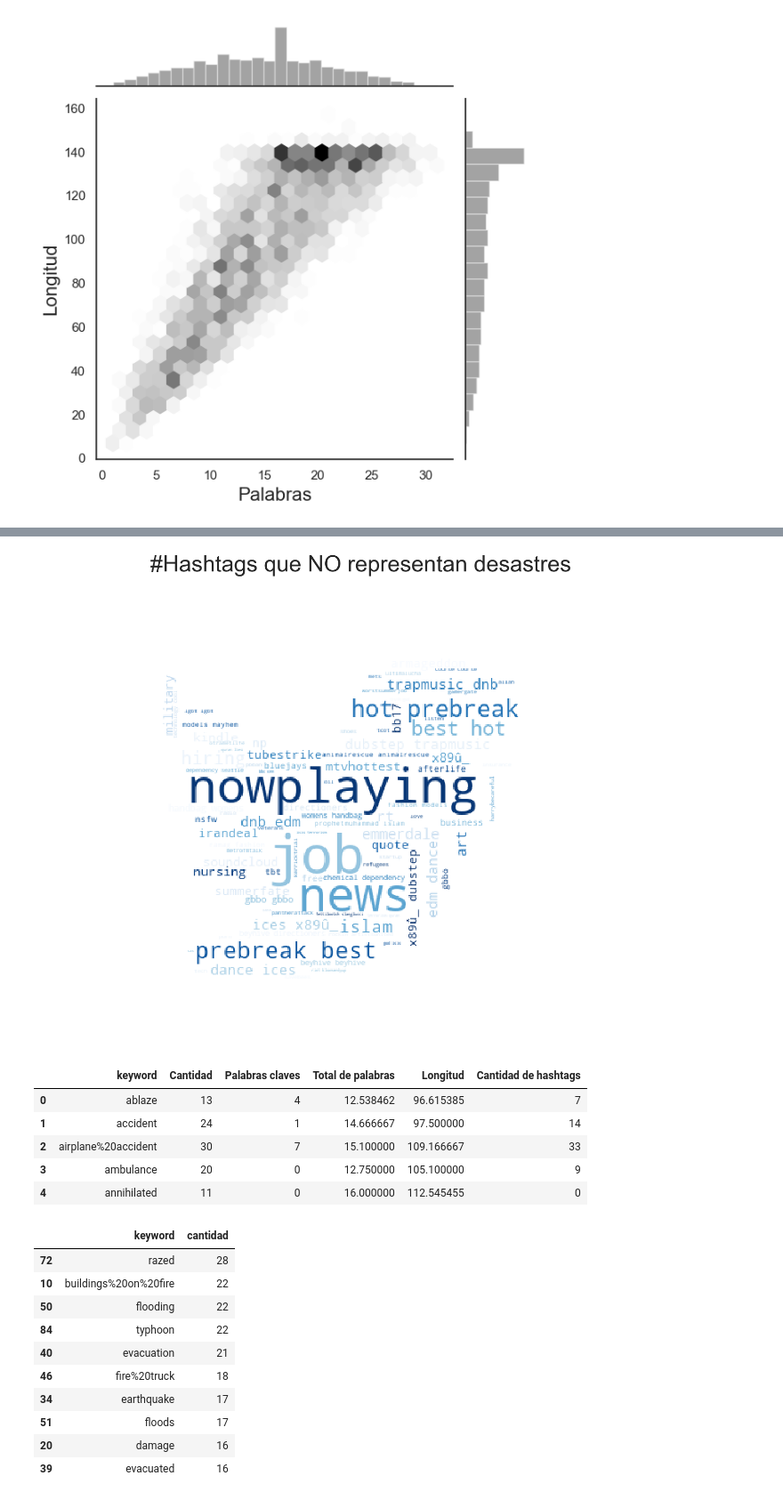
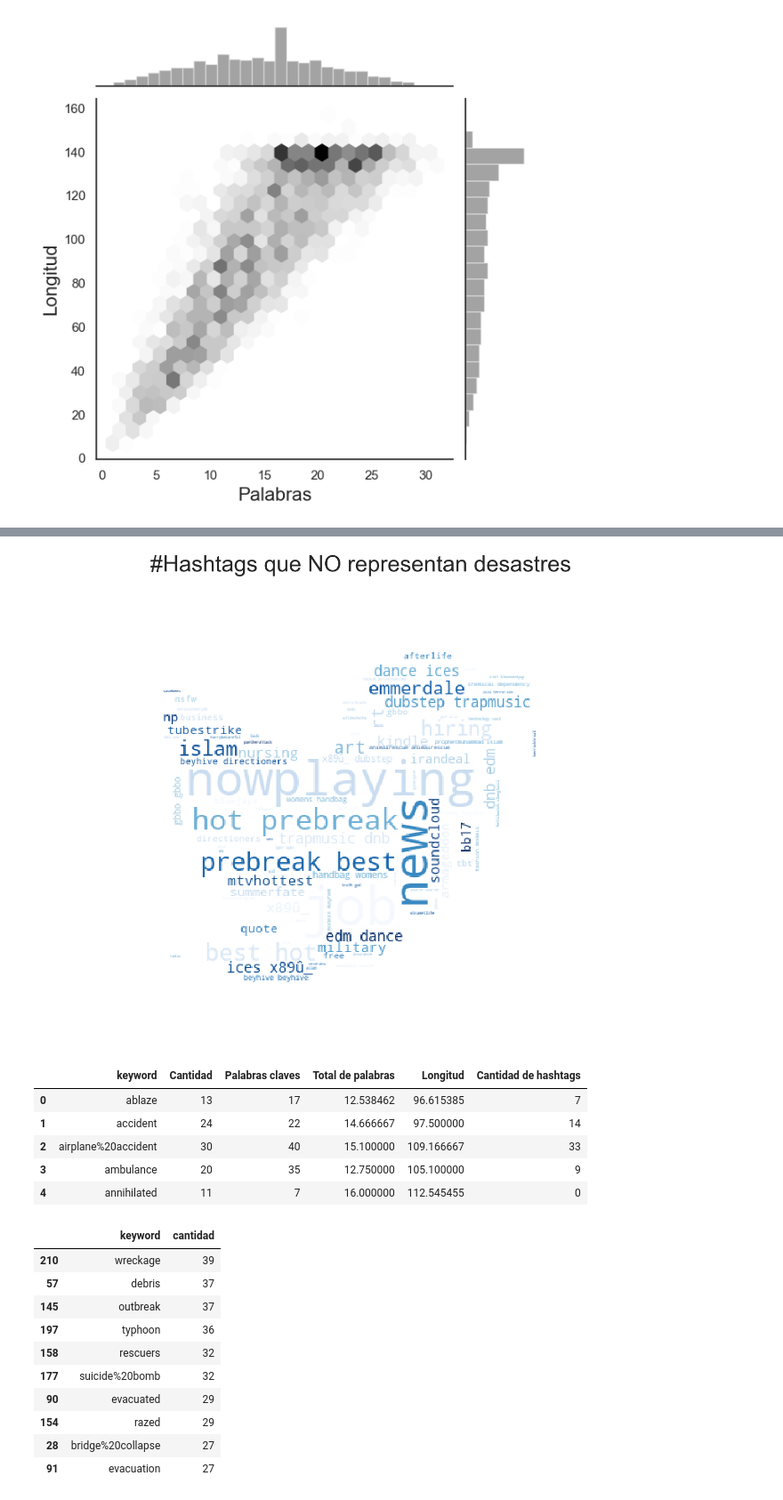
Before and after one commit to patopizzini/Organizacion_Datos_1C2020, a Jupyter notebook: TP1/TP1_Andres.ipynb, the cells around one changed output, grey strips where cells are left out. Shown at 89% size. Saved outputs shown, nothing was run; the diff lists cells and outputs as text; code cells hidden in the pictures.

```diff
--- a/TP1/TP1_Andres.ipynb
+++ b/TP1/TP1_Andres.ipynb
@@ -45,10 +45,11 @@ datos['length'] = datos['text'].str.len()
 datos['totalwords'] = datos['text'].str.split().str.len()
 datos['words'] = datos.text.str.strip().str.split()
 # %%
-selected_words_singular=['fire','flood','inundate','earthquake','quake','deluge','euption','twister','tornado','hurricane', 'landslide','typhoon','wildfire','forest fire','drought','avalanche','urgent','important','danger','warrning','help','evacuation']
+selected_words_singular=['fire','flood','inundate','earthquake','quake','deluge','euption','twister','tornado','hurricane', 'landslide','typhoon','wildfire','forest fire','drought','avalanche','urgent','important','danger','warrning','evacuation']
 selected_words_plural=['fires','floods', 'earthquakes','quakes','deluges','rashes','tornadoes','hurricanes', 'landslides','typhoons','wildfires','forest fires','droughts','avalanches']
 selected_words_other=['heat wave','died','flooding','flooded','damage','urgent','important','danger','warrning','help','evacuation']
-selected_words = selected_words_singular + selected_words_plural + selected_words_other
+col_one_list = datos['keyword'].tolist()
+selected_words = selected_words_singular + selected_words_plural + selected_words_other + col_one_list
 s = set(selected_words)
 # %%
 datos = datos.assign(hashtags=[filtrarPalabras(el) for el in datos.words])
@@ -244,7 +257,7 @@ plt.imshow(wordcloud)
 plt.axis("off")
 plt.show()
 # %% [output]
-[figure, old version]
+[figure, new version]
 # %%
 target1.head()
 result = target1.groupby(['keyword']).agg({'id':'count','matches':'sum','totalwords':np.average,'length':np.average, 'hashtagsCantidad':'sum'}).reset_index()
@@ -252,25 +265,25 @@ result.rename(columns={'id':'Cantidad', 'matches':'Palabras claves', 'totalwords
 result.head()
 # %% [output]
 |  | keyword | Cantidad | Palabras claves | Total de palabras | Longitud | Cantidad de hashtags |
-| 0 | ablaze | 13 | 4 | 12.538462 | 96.615385 | 7 |
-| 1 | accident | 24 | 1 | 14.666667 | 97.500000 | 14 |
-| 2 | airplane%20accident | 30 | 7 | 15.100000 | 109.166667 | 33 |
-| 3 | ambulance | 20 | 0 | 12.750000 | 105.100000 | 9 |
-| 4 | annihilated | 11 | 0 | 16.000000 | 112.545455 | 0 |
+| 0 | ablaze | 13 | 17 | 12.538462 | 96.615385 | 7 |
+| 1 | accident | 24 | 22 | 14.666667 | 97.500000 | 14 |
+| 2 | airplane%20accident | 30 | 40 | 15.100000 | 109.166667 | 33 |
+| 3 | ambulance | 20 | 35 | 12.750000 | 105.100000 | 9 |
+| 4 | annihilated | 11 | 7 | 16.000000 | 112.545455 | 0 |
 # %%
-target1matches2 = target1.loc[target1['matches'] == 1]
+target1matches2 = target1.loc[target1['matches'] > 0]
 keywordsMAX = target1matches2.groupby(['keyword'])["id"].count().reset_index(name="cantidad").nlargest(10, 'cantidad')
 keywordsMAX.head(10)
 # %% [output]
 |  | keyword | cantidad |
-| 72 | razed | 28 |
-| 10 | buildings%20on%20fire | 22 |
-| 50 | flooding | 22 |
-| 84 | typhoon | 22 |
-| 40 | evacuation | 21 |
-| 46 | fire%20truck | 18 |
-| 34 | earthquake | 17 |
-| 51 | floods | 17 |
-| 20 | damage | 16 |
-| 39 | evacuated | 16 |
+| 210 | wreckage | 39 |
+| 57 | debris | 37 |
+| 145 | outbreak | 37 |
+| 197 | typhoon | 36 |
+| 158 | rescuers | 32 |
+| 177 | suicide%20bomb | 32 |
+| 90 | evacuated | 29 |
+| 154 | razed | 29 |
+| 28 | bridge%20collapse | 27 |
+| 91 | evacuation | 27 |
 # %%
```
Also changed, not shown: parts of 14 cells of this notebook.
